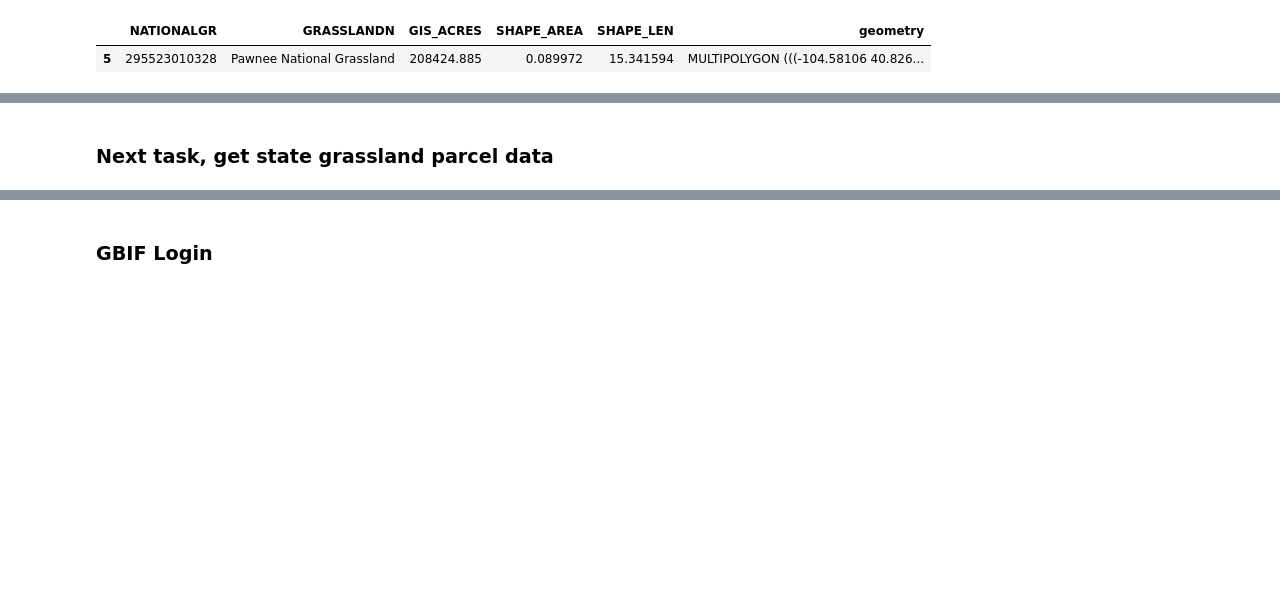
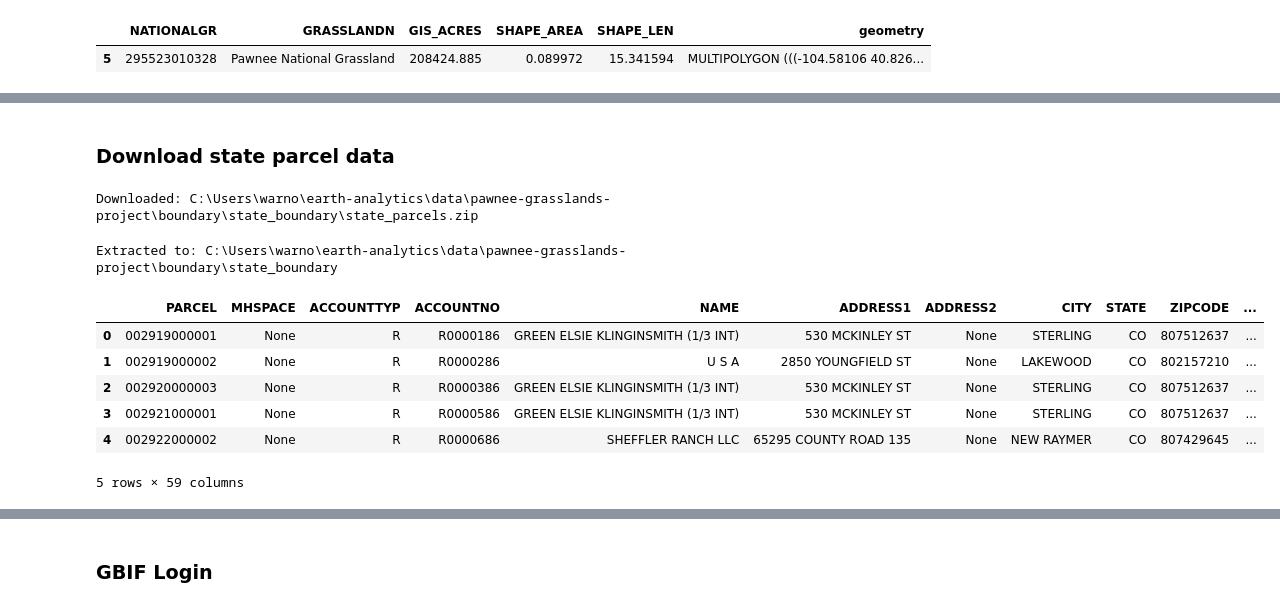
Before and after one commit to maxwarnock/Pawnee-Grasslands-Project, a Jupyter notebook: boundaries.ipynb, the cells around one changed output, grey strips where cells are left out. Cells and saved outputs as stored; diff of their text form; code cells hidden in the pictures; blank space fills up the shorter version.

```diff
--- a/boundaries.ipynb
+++ b/boundaries.ipynb
@@ -183,4 +189,48 @@ pawnee_fed.hvplot(
 # %% [output]
 [interactive output not drawn]
 # %% [markdown]
-### Next task, get state grassland parcel data
+### Download state parcel data
+# %%
+### url
+state_boundary_url = "https://services.arcgis.com/ewjSqmSyHJnkfBLL/arcgis/rest/services/Parcels_open_data/FeatureServer/replicafilescache/Parcels_open_data_542388106199933781.zip"
+
+### local zip path
+zip_path = os.path.join(state_boundary_dir, "state_parcels.zip")
+
+### download
+response = requests.get(state_boundary_url, stream=True)
+response.raise_for_status()
+
+with open(zip_path, "wb") as f:
+    for chunk in response.iter_content(8192):
+        if chunk:
+            f.write(chunk)
+
+print("Downloaded:", zip_path)
+# %% [output]
+Downloaded: C:\Users\warno\earth-analytics\data\pawnee-grasslands-project\boundary\state_boundary\state_parcels.zip
+# %%
+### unzip
+with zipfile.ZipFile(zip_path, "r") as z:
+    z.extractall(state_boundary_dir)
+
+print("Extracted to:", state_boundary_dir)
+# %% [output]
+Extracted to: C:\Users\warno\earth-analytics\data\pawnee-grasslands-project\boundary\state_boundary
+# %%
+### path to extracted file
+state_boundary_path = os.path.join(state_boundary_dir, "Parcels_open_data.shp")
+
+### read the file
+state_boundary_gdf = gpd.read_file(state_boundary_path)
+
+### check it
+state_boundary_gdf.head()
+# %% [output]
+|  | PARCEL | MHSPACE | ACCOUNTTYP | ACCOUNTNO | NAME | ADDRESS1 | ADDRESS2 | CITY | STATE | ZIPCODE | ... |
+| 0 | 002919000001 | None | R | R0000186 | GREEN ELSIE KLINGINSMITH (1/3 INT) | 530 MCKINLEY ST | None | STERLING | CO | 807512637 | ... |
+| 1 | 002919000002 | None | R | R0000286 | U S A | 2850 YOUNGFIELD ST | None | LAKEWOOD | CO | 802157210 | ... |
+| 2 | 002920000003 | None | R | R0000386 | GREEN ELSIE KLINGINSMITH (1/3 INT) | 530 MCKINLEY ST | None | STERLING | CO | 807512637 | ... |
+| 3 | 002921000001 | None | R | R0000586 | GREEN ELSIE KLINGINSMITH (1/3 INT) | 530 MCKINLEY ST | None | STERLING | CO | 807512637 | ... |
+| 4 | 002922000002 | None | R | R0000686 | SHEFFLER RANCH LLC | 65295 COUNTY ROAD 135 | None | NEW RAYMER | CO | 807429645 | ... |
+5 rows × 59 columns
```
Also changed, not shown: parts of 14 cells of this notebook.
